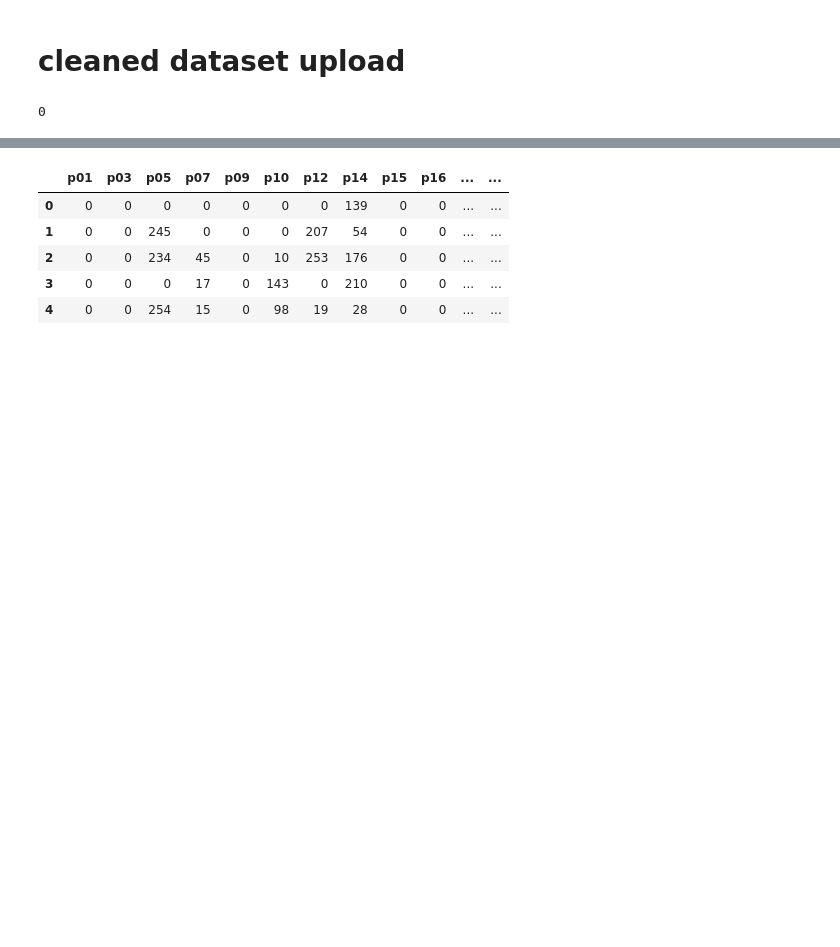
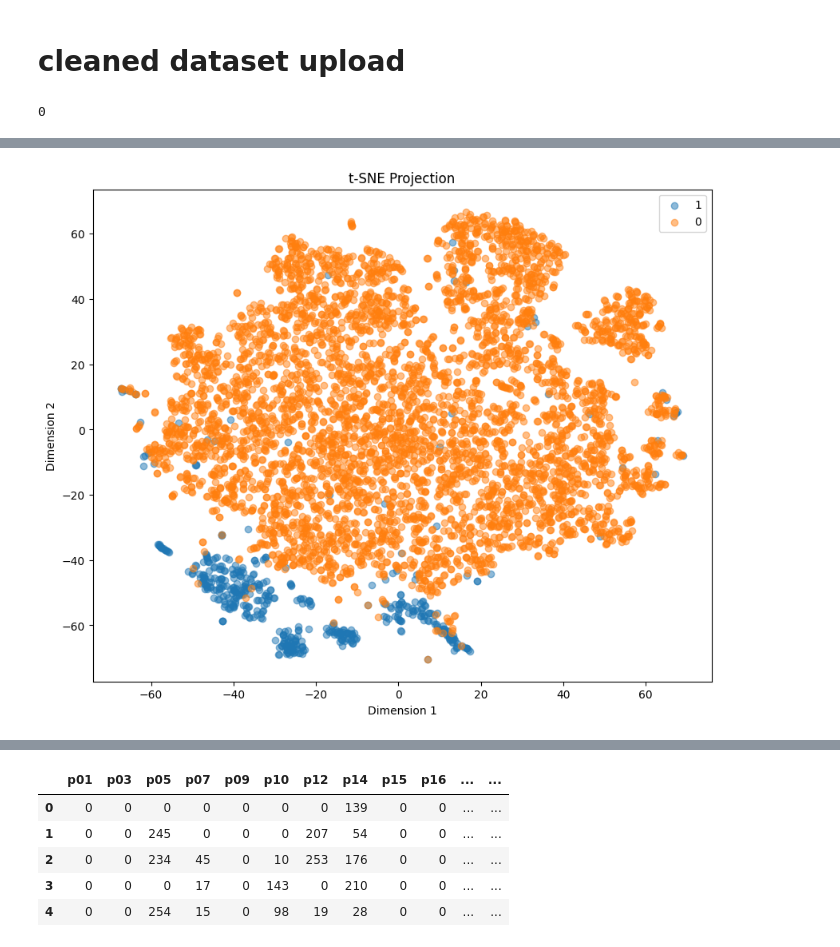
Before and after one commit to marcocarotta/mnist-outlier, a Jupyter notebook: notebook.ipynb, the cells around one changed output, grey strips where cells are left out. Drawn from its saved outputs; the diff is of its cells as text; code cells hidden in the pictures; blank space fills up the shorter version.

```diff
--- a/notebook.ipynb
+++ b/notebook.ipynb
@@ -83,0 +160,25 @@ df_cleaned_labels = df_cleaned.iloc[:, -1]
+# %%
+from sklearn.manifold import TSNE
+
+# Standardize the features
+scaler = StandardScaler()
+features_scaled = scaler.fit_transform(df_cleaned_features)
+
+# Perform t-SNE
+tsne = TSNE(n_components=2, random_state=0)
+tsne_components = tsne.fit_transform(features_scaled)
+tsne_df = pd.DataFrame(data = tsne_components, columns=['Dim1', 'Dim2'])
+tsne_df = pd.concat([tsne_df, df_cleaned_labels], axis=1)
+
+# Plot
+plt.figure(figsize=(10, 8))
+for label in tsne_df['class'].unique():
+    subset = tsne_df[tsne_df['class'] == label]
+    plt.scatter(subset['Dim1'], subset['Dim2'], label=label, alpha=0.5)
+plt.xlabel('Dimension 1')
+plt.ylabel('Dimension 2')
+plt.title('t-SNE Projection')
+plt.legend()
+plt.show()
+# %% [output]
+[figure, added]
```
Also changed, not shown: parts of 7 cells of this notebook.
